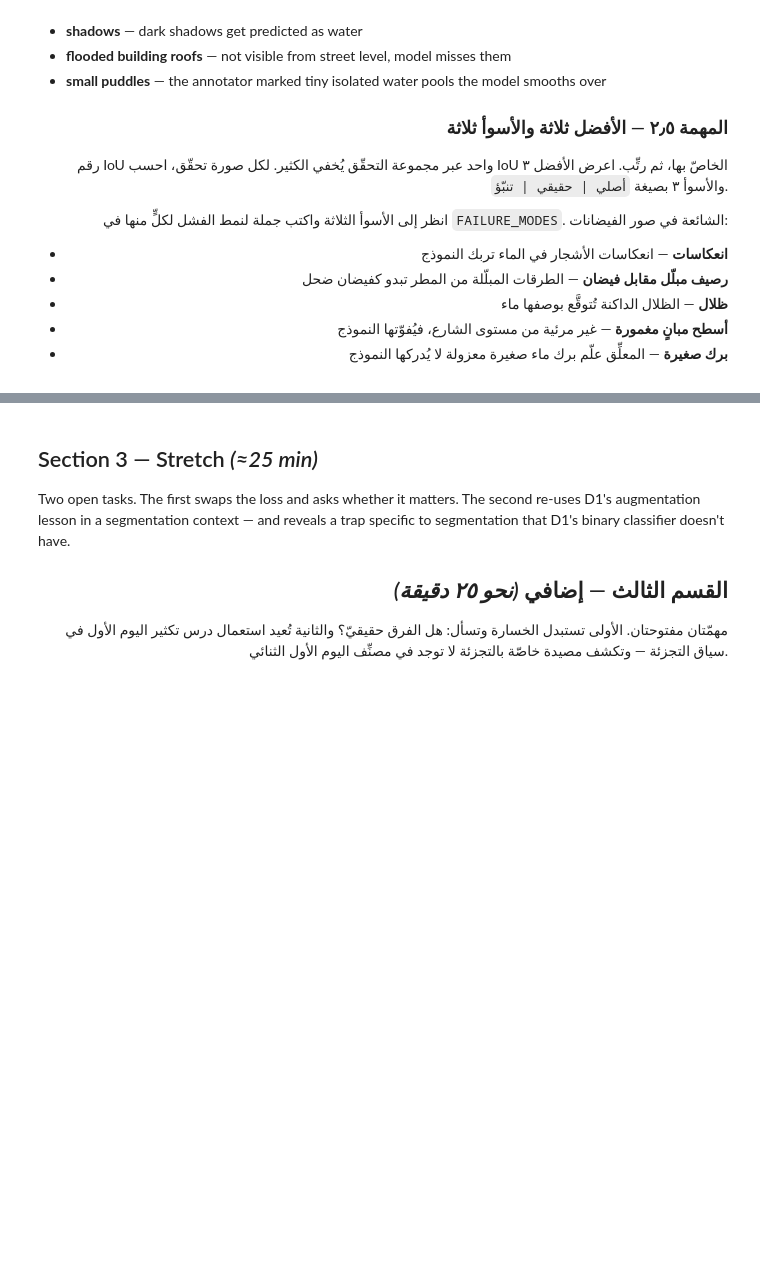
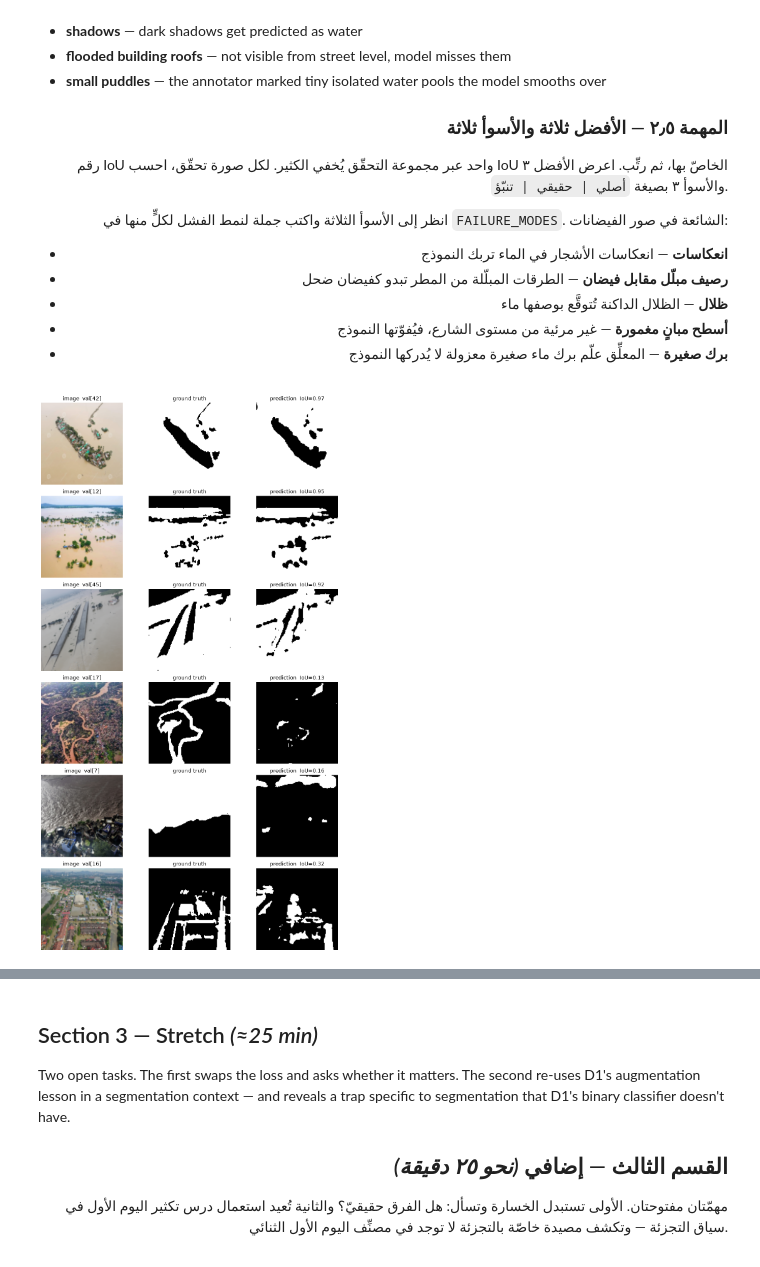
Before and after one commit to ghadialbishri/AIEP_Olo_student, a Jupyter notebook: week_4_cnn_finetuning/labs/D3_segmentation_unet/D3_segmentation_unet_blank.ipynb, the cells around one changed output, grey strips where cells are left out. Saved outputs shown, nothing was run; the diff lists cells and outputs as text; code cells hidden in the pictures; blank space fills up the shorter version.

```diff
--- a/week_4_cnn_finetuning/labs/D3_segmentation_unet/D3_segmentation_unet_blank.ipynb
+++ b/week_4_cnn_finetuning/labs/D3_segmentation_unet/D3_segmentation_unet_blank.ipynb
@@ -584,21 +584,15 @@ smp.Unet(encoder_name="resnet18", encoder_weights="imagenet", in_channels=3, cla
 
 # TODO: Build the U-Net with a resnet18 encoder pretrained on ImageNet, 3 input channels, 1 output class.
 # مهمة: ابنِ U-Net بمُرمِّز `resnet18` مُدرَّب على ImageNet، و٣ قنوات دخل، وفئة خرج واحدة.
+
 model = smp.Unet(
     encoder_name="resnet18",
     encoder_weights="imagenet",
     in_channels=3,
-    classes=1
-)
+    classes=1,
+).to(DEVICE)
 
-model = model.to(DEVICE)
-
-summary(
-    model,
-    input_size=(1, 3, IMAGE_SIZE, IMAGE_SIZE)
-)
-
+print(summary(model, input_size=(1, 3, IMAGE_SIZE, IMAGE_SIZE)))
 TOTAL_PARAMS = sum(p.numel() for p in model.parameters())
-
-print(f"Total parameters: {TOTAL_PARAMS:,}")
+print(f"\ntotal parameters: {TOTAL_PARAMS:,}")
 # %% [output]
@@ -859,45 +855,75 @@ Look at the worst three and write a one-sentence failure mode for each in
 # %%
 # ────────────────────────────────────────────────────────────────────
 # 1) Loop over val_set with no_grad, compute per-image IoU with iou_score on
 #    a batch of 1, collect (idx, iou) pairs.
 # 2) Sort by iou; take [:3] and [-3:] for worst/best.
 # 3) To un-normalise an image for display: img * std + mean, clip to [0,1].
 # 4) Fill FAILURE_MODES with one short reason per worst case.
 #
 # ١) كرِّر على `val_set` بلا تدرّجات، احسب IoU لكل صورة بـ`iou_score` على
 #    دفعة من ١، واجمع أزواج `(idx, iou)`.
 # ٢) رتِّب بـ`iou`؛ خذ `[:3]` و`[-3:]` للأسوأ والأفضل.
 # ٣) لإلغاء تطبيع الصورة للعرض: `img * std + mean`، واقتطع إلى [٠،١].
 # ٤) املأ `FAILURE_MODES` بسبب واحد قصير لكل حالة سيئة.
 # ────────────────────────────────────────────────────────────────────
 
 # TODO: Build a list of (val_set_index, iou) tuples by running model one image at a time.
 # مهمة: ابنِ قائمة أزواج `(val_set_index, iou)` بتشغيل النموذج على صورة واحدة في المرّة.
+
+# -- my solution: start --
+iou_scores = []
+model.eval()
+with torch.no_grad():
+    for idx in range(len(val_set)):
+        img, mask = val_set[idx]
+        logits = model(img.unsqueeze(0).to(DEVICE))
+        iou = iou_score(logits, mask.unsqueeze(0).to(DEVICE))
+        iou_scores.append((idx, iou))
+
+iou_scores.sort(key=lambda x: x[1])
+
+worst3 = iou_scores[:3]
+best3 = iou_scores[-3:]
+# -- my solution: end --
+
+def un_normalise(t: torch.Tensor) -> np.ndarray:
+    """Reverse ImageNet normalisation on a (3, H, W) tensor for display."""
+    mean = torch.tensor(IMAGENET_MEAN).view(3, 1, 1)
+    std  = torch.tensor(IMAGENET_STD).view(3, 1, 1)
+    return (t.cpu() * std + mean).clamp(0, 1).permute(1, 2, 0).numpy()
+
+
+def show_row(ax_row, idx, iou):
+    img, msk = val_set[idx]
+    with torch.no_grad():
+        pred = torch.sigmoid(model(img[None].to(DEVICE)))[0, 0].cpu() > 0.5
+    ax_row[0].imshow(un_normalise(img));           ax_row[0].set_title(f"image  val[{idx}]")
+    ax_row[1].imshow(msk[0], cmap="gray");         ax_row[1].set_title("ground truth")
+    ax_row[2].imshow(pred,   cmap="gray");         ax_row[2].set_title(f"prediction  IoU={iou:.2f}")
+    for ax in ax_row: ax.axis("off")
+
+
+fig, axes = plt.subplots(6, 3, figsize=(11, 18))
+for row, (idx, iou) in enumerate(best3[::-1]):
+    show_row(axes[row], idx, iou)
+    axes[row, 0].set_ylabel("BEST", fontsize=12, rotation=0, labelpad=30)
+for row, (idx, iou) in enumerate(worst3):
+    show_row(axes[row + 3], idx, iou)
+    axes[row + 3, 0].set_ylabel("WORST", fontsize=12, rotation=0, labelpad=30)
+plt.tight_layout(); plt.show()
+
+
+FAILURE_MODES = {
     # TODO: One short reason per worst case, naming what you see in that image.
     # مهمة: جملة سبب قصيرة لكل حالة سيئة، تسمّي ما تراه في تلك الصورة.
-model.eval()
+    7: "Reflections and complex water surfaces make the model miss most of the flooded region.",
+    17: "The complex winding flood pattern causes the model to miss large parts of the water region.",
+    16: "The aerial scene has complex flooded areas that are confused with surrounding ground and structures.",
+}
 
-per_image_ious = []
-
-with torch.no_grad():
-    for x, y in val_loader:
-        x = x.to(DEVICE)
-        y = y.to(DEVICE)
-
-        logits = model(x)
-
-        probs = torch.sigmoid(logits)
-        preds = (probs >= 0.5).float()
-
-        intersection = (preds * y).sum(dim=(1, 2, 3))
-        union = (preds + y - preds * y).sum(dim=(1, 2, 3))
-
-        ious = intersection / (union + 1e-6)
-
-        per_image_ious.extend(ious.cpu().numpy())
-
-print("Number of validation images:", len(per_image_ious))
-print("Mean IoU:", np.mean(per_image_ious))
-print("Best IoU:", np.max(per_image_ious))
-print("Worst IoU:", np.min(per_image_ious))
+print(f"\nbest 3 IoU:  {[round(i, 2) for _, i in best3]}")
+print(f"worst 3 IoU: {[round(i, 2) for _, i in worst3]}")
+for k, v in FAILURE_MODES.items():
+    print(f"  {k}: {v[:70]}...")
 # %% [output]
+[figure, added]
```
Also changed, not shown: parts of 12 cells of this notebook.
